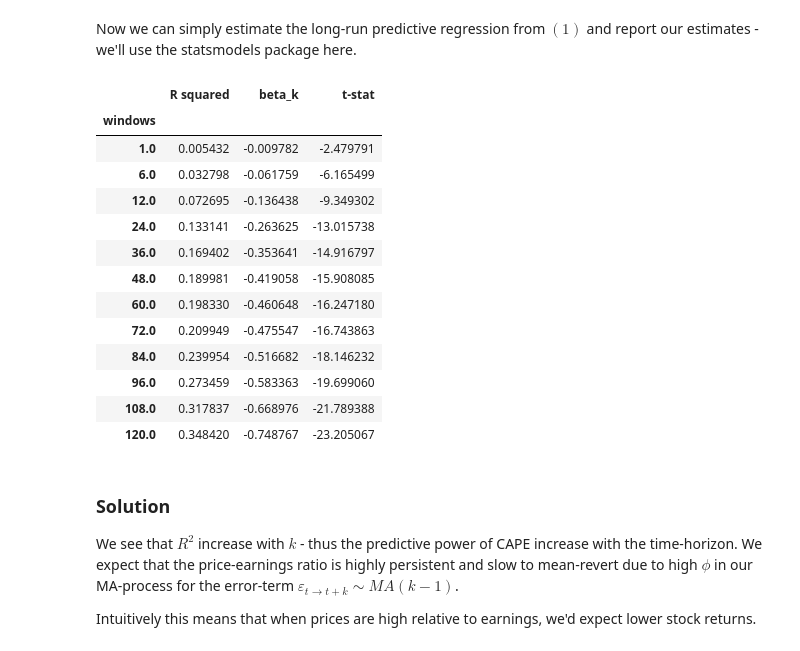
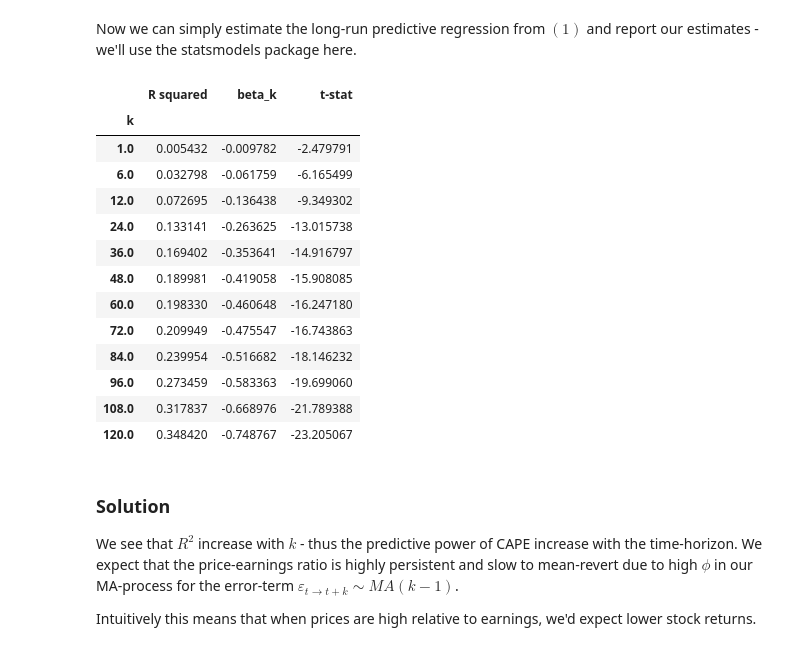
Before and after one commit to ismand95/PythonForEconomists, a Jupyter notebook: Notebooks/Quantitative Financial Economics/01 - Time-varying risk premia.ipynb, the cells around one changed output. Cells and saved outputs as stored; diff of their text form; code cells hidden in the pictures.

```diff
--- a/Notebooks/Quantitative Financial Economics/01 - Time-varying risk premia.ipynb
+++ b/Notebooks/Quantitative Financial Economics/01 - Time-varying risk premia.ipynb
@@ -119,36 +119,36 @@ def slice_dataframe(k):
 
     # when using predictive regressions we lag our return vector
     reg['lcape'] = reg['lcape'].shift(n_lags)
 
     # drop all nan's
     reg.dropna(inplace=True)
 
     return (reg['lcape'], reg[f'{k}_leret'])
 
 
 # fit model using statsmodels - should be self explainatory
 def fit_model(k):
     X, y = slice_dataframe(k)
     X = sm.add_constant(X)
 
     res = sm.OLS(y, X).fit()
 
-    return {'windows': window,
+    return {'k': window,
             't-stat': res.tvalues[1],
             'beta_k': res.params[1],
             'R squared': res.rsquared}
 
 
 # save and make output pretty
 results = pd.DataFrame()
 
 for window in windows:
     results = results.append(fit_model(window), ignore_index=True)
 
-results.set_index('windows')
+results.set_index('k')
 # %% [output]
 |  | R squared | beta_k | t-stat |
-| windows |  |  |  |
+| k |  |  |  |
 | 1.0 | 0.005432 | -0.009782 | -2.479791 |
 | 6.0 | 0.032798 | -0.061759 | -6.165499 |
 | 12.0 | 0.072695 | -0.136438 | -9.349302 |
```
